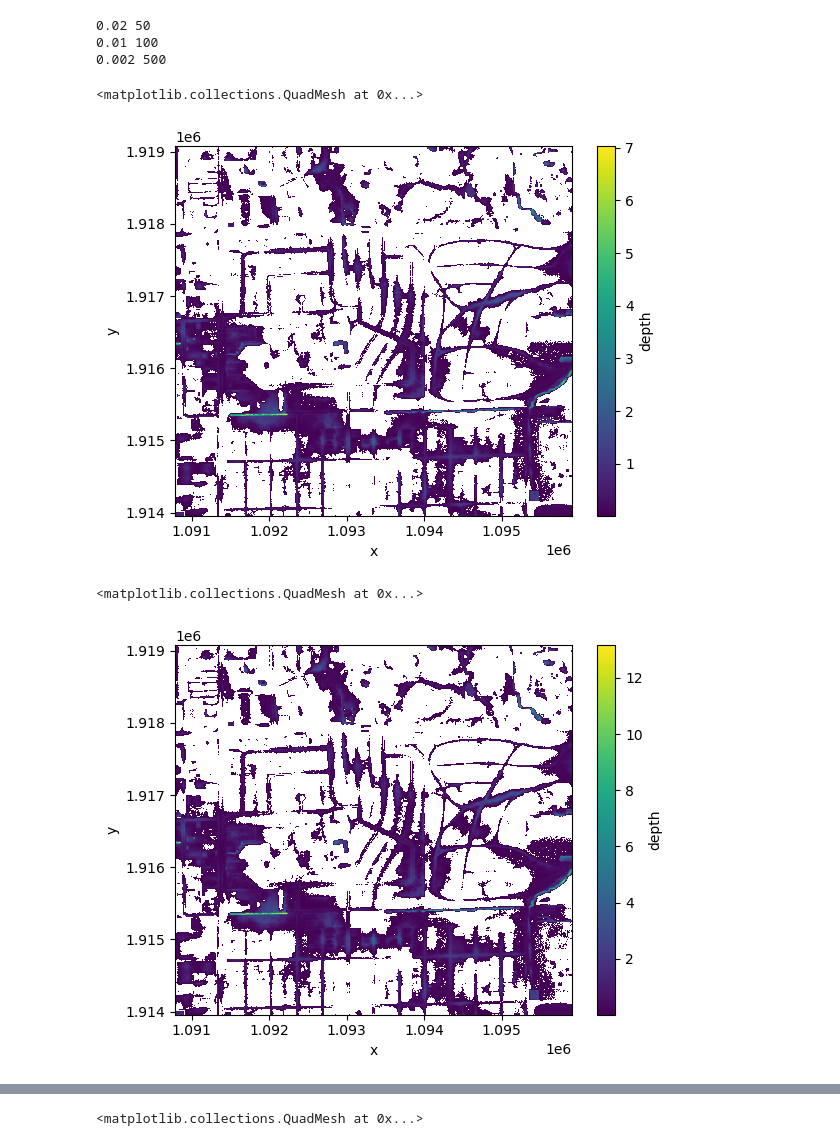
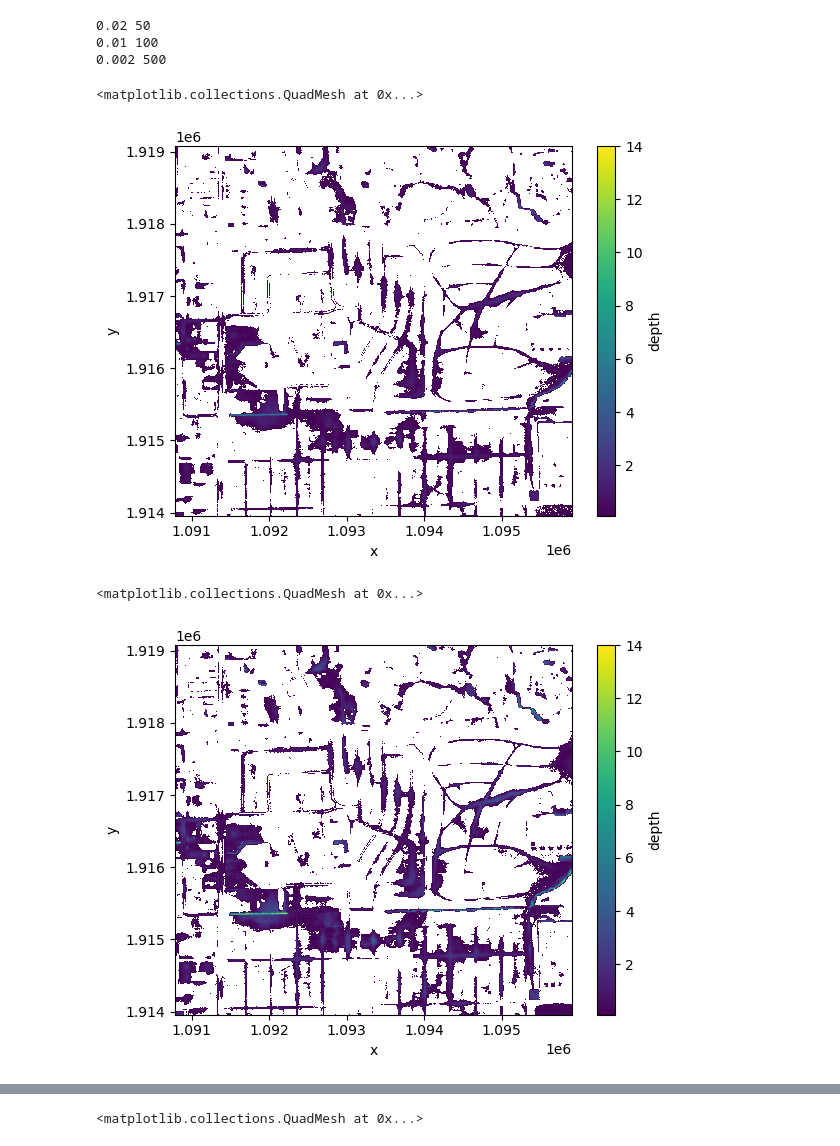
Before and after one commit to arc-pts/ffrd-grid-concept, a Jupyter notebook: ffrd-grid-concept.ipynb, the cells around one changed output, grey strips where cells are left out. Saved outputs shown, nothing was run; the diff lists cells and outputs as text; code cells hidden in the pictures.

```diff
--- a/ffrd-grid-concept.ipynb
+++ b/ffrd-grid-concept.ipynb
@@ -201,14 +328,16 @@ for aep, return_period in zip(AEPS, RETURN_PERIODS):
 0.01 100
 0.002 500
 # %%
+# 10-yr depth
 depth = xr.open_zarr("./data/depth_10.zarr").depth
-depth.where(depth > 0.1).plot()
+depth.where(depth > 0.1).plot(vmax=14)
 # %% [output]
 <matplotlib.collections.QuadMesh at 0x...>
-[figure, old version]
+[figure, new version]
 # %%
+# 500-yr depth
 depth = xr.open_zarr("./data/depth_500.zarr").depth
-depth.where(depth > 0.1).plot()
+depth.where(depth > 0.1).plot(vmax=14)
 # %% [output]
 <matplotlib.collections.QuadMesh at 0x...>
-[figure, old version]
+[figure, new version]
```
Also changed, not shown: parts of 14 cells of this notebook, 1 other file.
